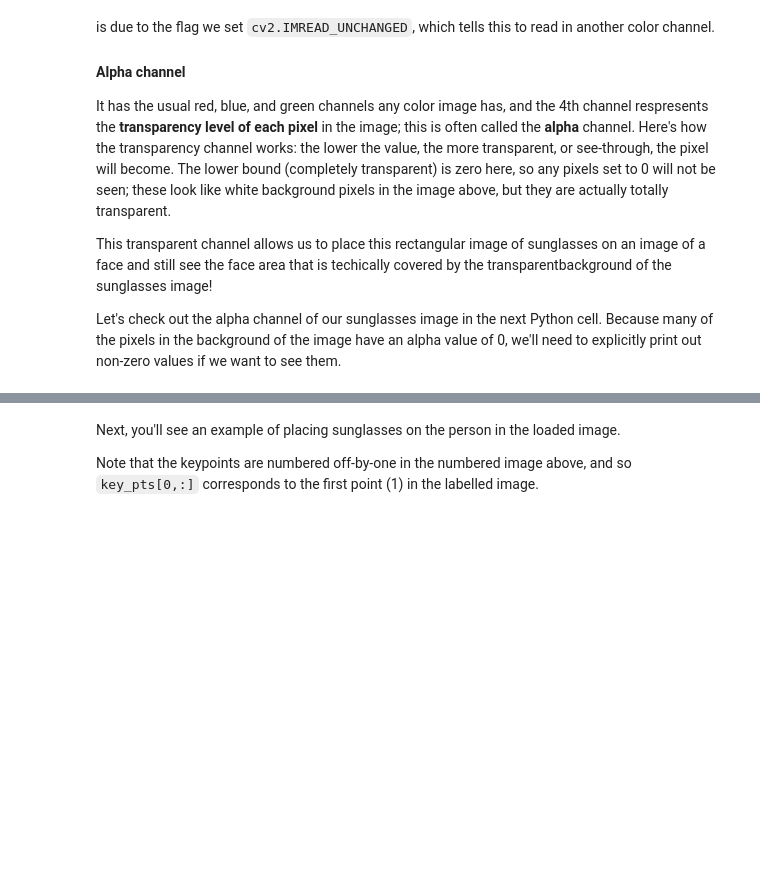
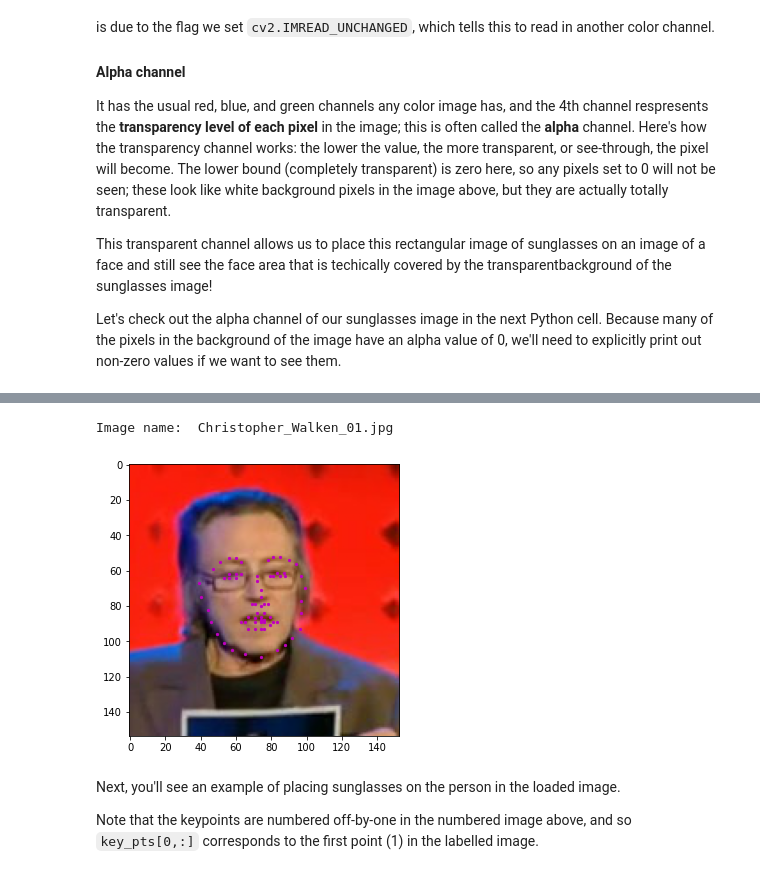
Before and after one commit to gustavojoseleite/P1_Facial_Keypoints, a Jupyter notebook: 4. Fun with Keypoints.ipynb, the cells around one changed output, grey strips where cells are left out. Cells and saved outputs as stored; diff of their text form; code cells hidden in the pictures; blank space fills up the shorter version.

```diff
--- a/4. Fun with Keypoints.ipynb
+++ b/4. Fun with Keypoints.ipynb
@@ -76,16 +88,19 @@ def show_keypoints(image, key_pts):
 # %%
 # a selected image
 n = 120
 image_name = key_pts_frame.iloc[n, 0]
 image = mpimg.imread(os.path.join('data/training/', image_name))
-key_pts = key_pts_frame.iloc[n, 1:].as_matrix()
+key_pts = key_pts_frame.iloc[n, 1:].to_numpy()
 key_pts = key_pts.astype('float').reshape(-1, 2)
 
 print('Image name: ', image_name)
 
 plt.figure(figsize=(5, 5))
 show_keypoints(image, key_pts)
 plt.show()
+# %% [output]
+Image name:  Christopher_Walken_01.jpg
+[figure, added]
 # %% [markdown]
 Next, you'll see an example of placing sunglasses on the person in the loaded image.
 
```
Also changed, not shown: parts of 5 cells of this notebook.
